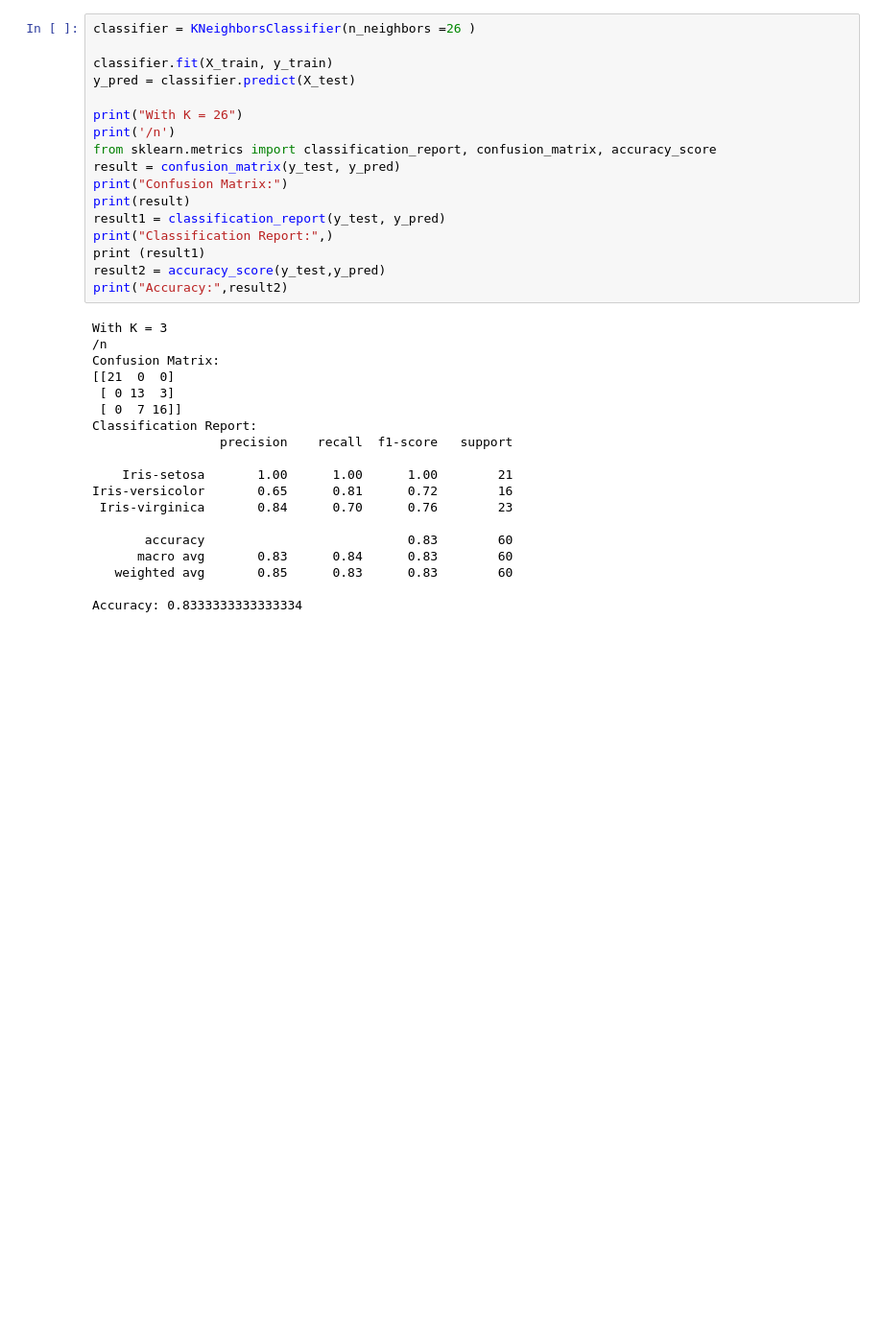
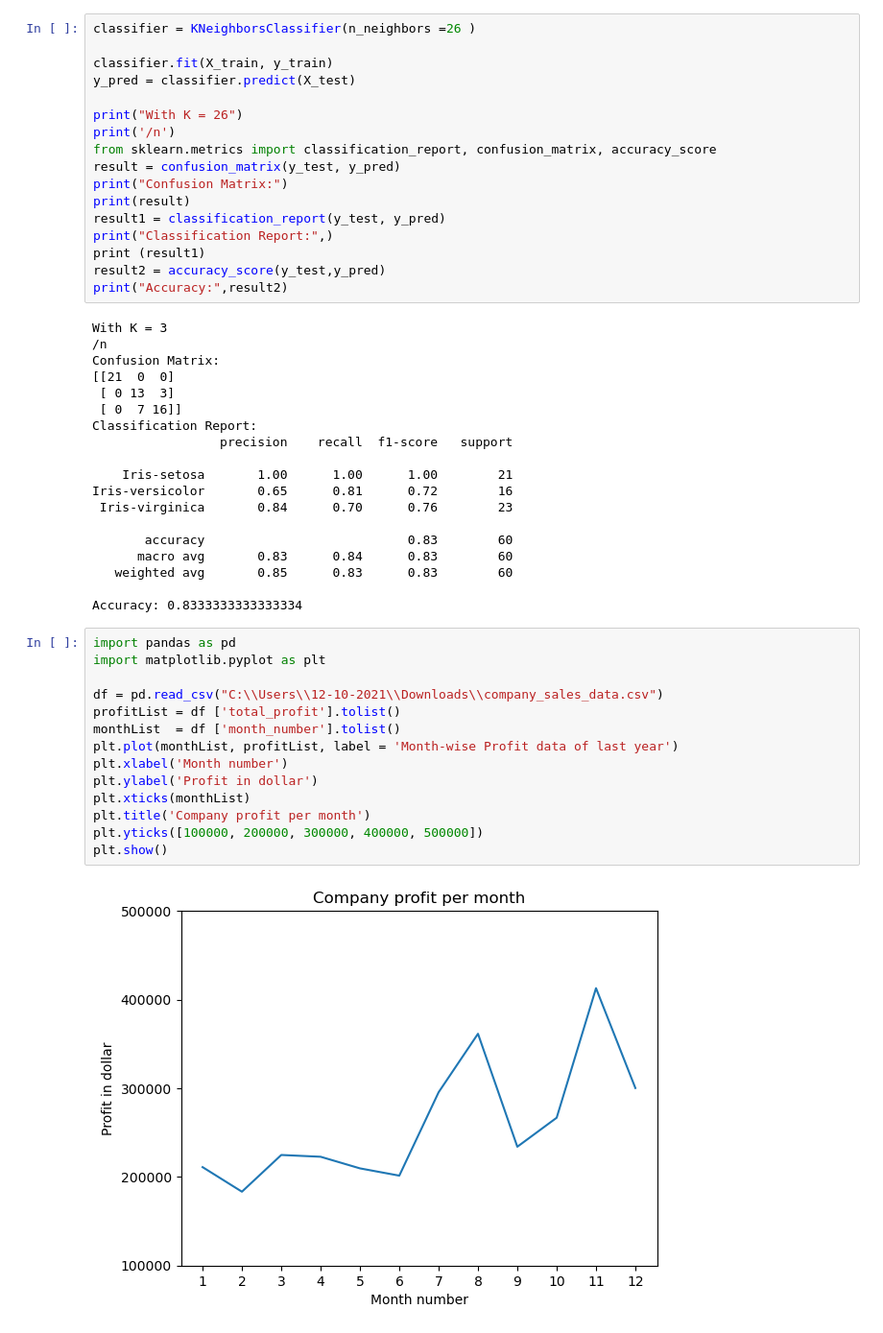
Before and after one commit to Ansari1120/Artifical-Intelligence-Semester-6-Code, a Jupyter notebook: implementation_of_Linear_Regression_&_KNN_Algorithm.ipynb, the cells around one changed output. Shown: that part at 96% size. Saved outputs shown, nothing was run; the diff lists cells and outputs as text; blank space fills up the shorter version.

```diff
--- a/implementation_of_Linear_Regression_&_KNN_Algorithm.ipynb
+++ b/implementation_of_Linear_Regression_&_KNN_Algorithm.ipynb
@@ -309,3 +311,19 @@ Iris-versicolor       0.65      0.81      0.72        16
    weighted avg       0.85      0.83      0.83        60
 
 Accuracy: 0.8333333333333334
+# %%
+import pandas as pd
+import matplotlib.pyplot as plt
+
+df = pd.read_csv("C:\\Users\\12-10-2021\\Downloads\\company_sales_data.csv")
+profitList = df ['total_profit'].tolist()
+monthList  = df ['month_number'].tolist()
+plt.plot(monthList, profitList, label = 'Month-wise Profit data of last year')
+plt.xlabel('Month number')
+plt.ylabel('Profit in dollar')
+plt.xticks(monthList)
+plt.title('Company profit per month')
+plt.yticks([100000, 200000, 300000, 400000, 500000])
+plt.show()
+# %% [output]
+[figure, added]
```
Also changed, not shown: parts of 8 cells of this notebook, 2 other files.
